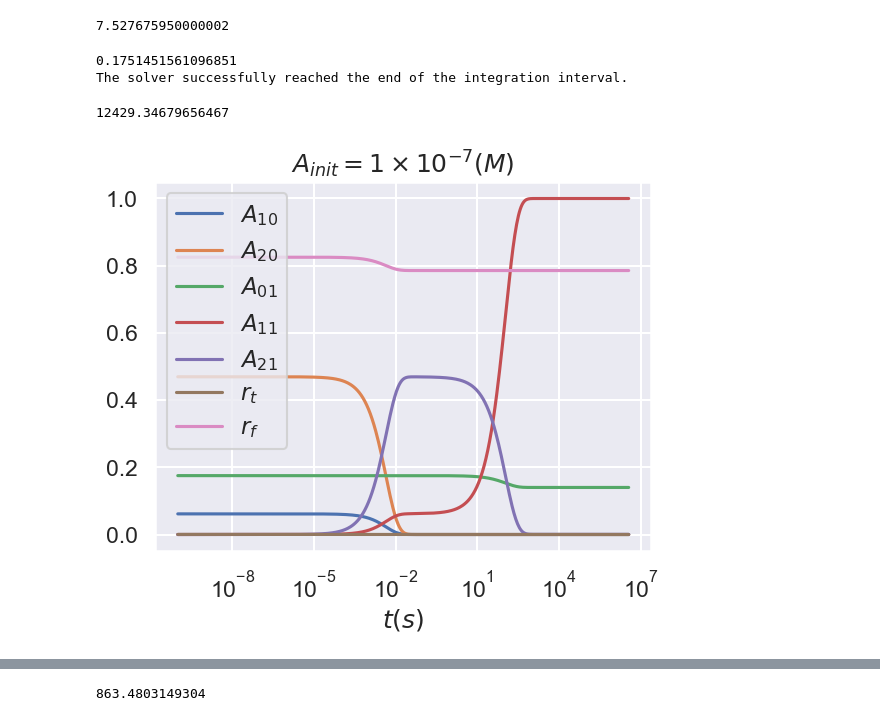
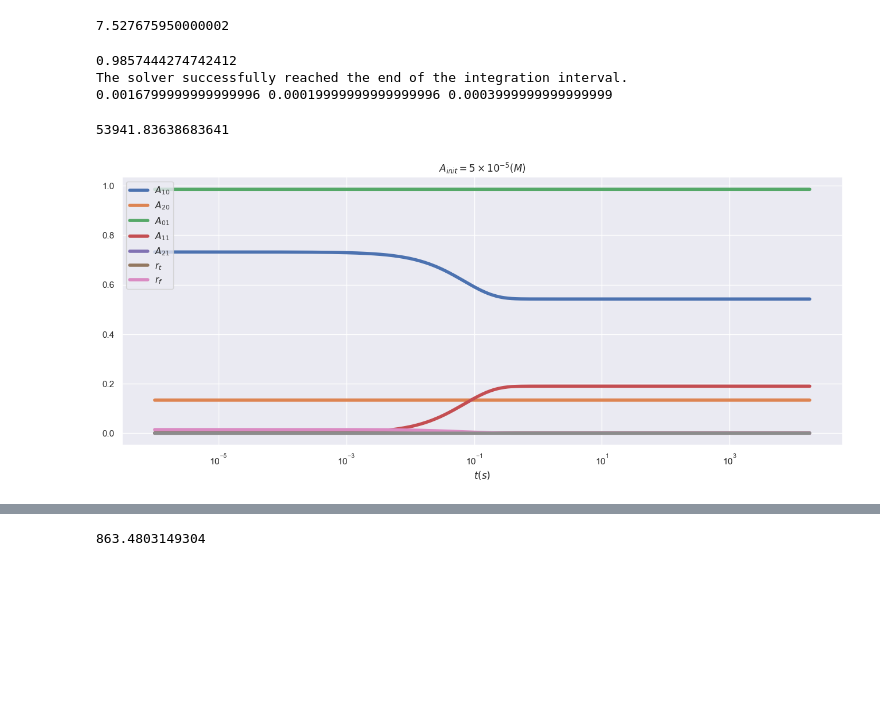
Before and after one commit to lukedtc/ADCC-Project, a Jupyter notebook: Corrected_model/case2_prozone_effect_investigation.ipynb, the cells around one changed output, grey strips where cells are left out. Cells and saved outputs as stored; diff of their text form; code cells hidden in the pictures; blank space fills up the shorter version.

```diff
--- a/Corrected_model/case2_prozone_effect_investigation.ipynb
+++ b/Corrected_model/case2_prozone_effect_investigation.ipynb
@@ -79,15 +90,15 @@ def R_two_cells(t, z, k1, k2, k3, k4, k5, k6, k7, k1off, k2off, rtot, rtot_fc, A
 def S_two_cells(t, z, k1, k2, k3, k4, k5, k6, k7, k1off, k2off, rtot_synapse, rtot_fc_synapse, Atot):
 
 
-    A0 = (Atot - (z[0] + z[1] + z[3] + z[4] + z[2]))
+    A0 = Atot - (z[0] + z[1] + z[3] + z[4] + z[2])
     rt = rtot_synapse- z[0] - z[3] - 2*(z[1] + z[4])
     rf = rtot_fc_synapse - z[2] - (z[3] + z[4])
 
-    dA10 = 2*k1*(A0)*(rt) - k1off*z[0] - k2*z[0]*(rt) + 2*k1off*z[1] - k4*z[0]*(rf) + k2off*z[3]
-    dA20 = k2*z[0]*(rt) - 2*k1off*z[1] - k5*z[1]*(rf) + k2off*z[4]
-    dA01 = k3*(A0)*(rf) - k2off*z[2] - 2*k6*z[2]*(rt) + k1off*z[3]
-    dA11 = k4*z[0]*(rf) - k2off*z[3] + 2*k6*z[2]*(rt) -k1off*z[3] - k7*z[3]*(rt) + 2*k1off*z[4]
-    dA21 = k5*z[1]*(rf) - k2off*z[4] + k7*z[3]*(rt) - 2*k2off*z[4]
+    dA10 =  2*k1*(A0)*(rt) - k1off*z[0] - k2*z[0]*(rt) + 2*0*k1off*z[1] - k4*z[0]*(rf) + 1*k2off*z[3]
+    dA20 = k2*z[0]*(rt) - 2*0*k1off*z[1] - k5*z[1]*(rf) + 0*k2off*z[4]
+    dA01 =  k3*(A0)*(rf) - 2*k2off*z[2] - 2*k6*1*z[2]*(rt) + k1off*1*z[3]
+    dA11 = k4*z[0]*(rf) - 1*k2off*z[3] + 2*k6*1*z[2]*(rt) -k1off*1*z[3] - k7*z[3]*(rt) + 2*1*k1off*z[4]
+    dA21 = k5*z[1]*(rf) - 0*k2off*z[4] + k7*z[3]*(rt) - 2*1*k1off*z[4]
     dz = [dA10, dA20, dA01, dA11, dA21]
 
     return dz
@@ -131,9 +142,9 @@ k7 = target_effective_conc5*kon
 target_effective_conc1 =(rtot_synapse)*((math.pi*(r_ab**2))/(synapse_width**2))*(1/N_A)/(reaction_volume1)
 k2 = target_effective_conc1*kon
 # %%
-Ainit = 1e-7
-t_end = 60*60*1000
-t = np.geomspace(1e-10, t_end, 500)
+Ainit = 5e-5
+t_end = 60*60*5
+t = np.geomspace(1e-6, t_end, 500)
 tspan = [1e-10, t_end]
 target_effective_conc =(rtot)*((math.pi*(r_ab**2))/(tumour_cell_surface_area))*(1/N_A)/(reaction_volume1)
 k2_single = target_effective_conc*kon
@@ -187,35 +198,39 @@ A20_IC = A2[-1]*tumour_cell_IS_proportion
 Atot = A10_IC + A20_IC + A01_IC
 z0 = [A10_IC, A20_IC, A01_IC, 0, 0]
 
-z = solve_ivp(S_two_cells, tspan, z0, method='BDF', rtol = 1e-5, t_eval=t, args=(k1, k2, k3, k4, k5, k6, k7, koff, qoff, rtot_synapse, rtot_fc_synapse, Atot))
+z = solve_ivp(S_two_cells, tspan, z0, method='BDF', rtol = 1e-5, atol=1e-5, t_eval=t, args=(k1, k2, k3, k4, 0, k6, k7, koff, qoff, rtot_synapse, rtot_fc_synapse, Atot))
 print(z.message)
 A10 = z.y[0]
 A20 = z.y[1]
 A01 = z.y[2]
 A11 = z.y[3]
 A21 = z.y[4]
+print(k6, k7, k2)
 # %% [output]
-0.1751451561096851
+0.9857444274742412
 The solver successfully reached the end of the integration interval.
+0.0016799999999999996 0.00019999999999999996 0.0003999999999999999
 # %%
+sns.set_theme()
 rt = rtot_synapse- A10 - A11 - 2*(A20 + A21)
 rf = rtot_fc_synapse - A01 - (A11 + A21)
+A00 = (Atot - A10 - A20 - A01 - A11 - A21)/rtot_synapse
+fig, ax = plt.subplots(figsize=(16, 6))
 
-
-plt.plot(t, A10/rtot_synapse, label = r'$A_{10}$')
-plt.plot(t, A20/rtot_synapse, label = r'$A_{20}$')
-plt.plot(t, A01/rtot_fc_synapse, label = r'$A_{01}$')
-plt.plot(t, A11/rtot_synapse, label = r'$A_{11}$')
-plt.plot(t, A21/rtot_synapse, label = r'$A_{21}$')
-plt.plot(t, rt/rtot_synapse, label = r'$r_t$')
-plt.plot(t, rf/rtot_fc_synapse, label = r'$r_f$')
-print(A11[-1] + A21[-1])
-
-plt.title(r'$A_{init} = 1 \times 10^{-7} (M)$')
+ax.plot(t, A10/rtot_synapse, lw=4,label = r'$A_{10}$')
+ax.plot(t, A20/rtot_synapse, lw=4,label = r'$A_{20}$')
+ax.plot(t, A01/rtot_fc_synapse, lw=4,label = r'$A_{01}$')
+ax.plot(t, A11/rtot_synapse, lw=4,label = r'$A_{11}$')
+ax.plot(t, A21/rtot_synapse, lw=4,label = r'$A_{21}$')
+ax.plot(t, rt/rtot_synapse, lw=4, label = r'$r_t$')
+ax.plot(t, rf/rtot_fc_synapse, lw=4, label = r'$r_f$')
+ax.plot(t, A00, lw=4)
+print(A11[-1]/A21[-1])
+plt.title(r'$A_{init} = 5 \times 10^{-5} (M)$')
 plt.xscale('log')
 plt.xlabel(r'$t (s)$')
 plt.legend(loc='upper left')
 plt.show()
 # %% [output]
-12429.34679656467
+53941.83638683641
-[figure, old version]
+[figure, new version]
```
Also changed, not shown: parts of 9 cells of this notebook, 30 other files.
